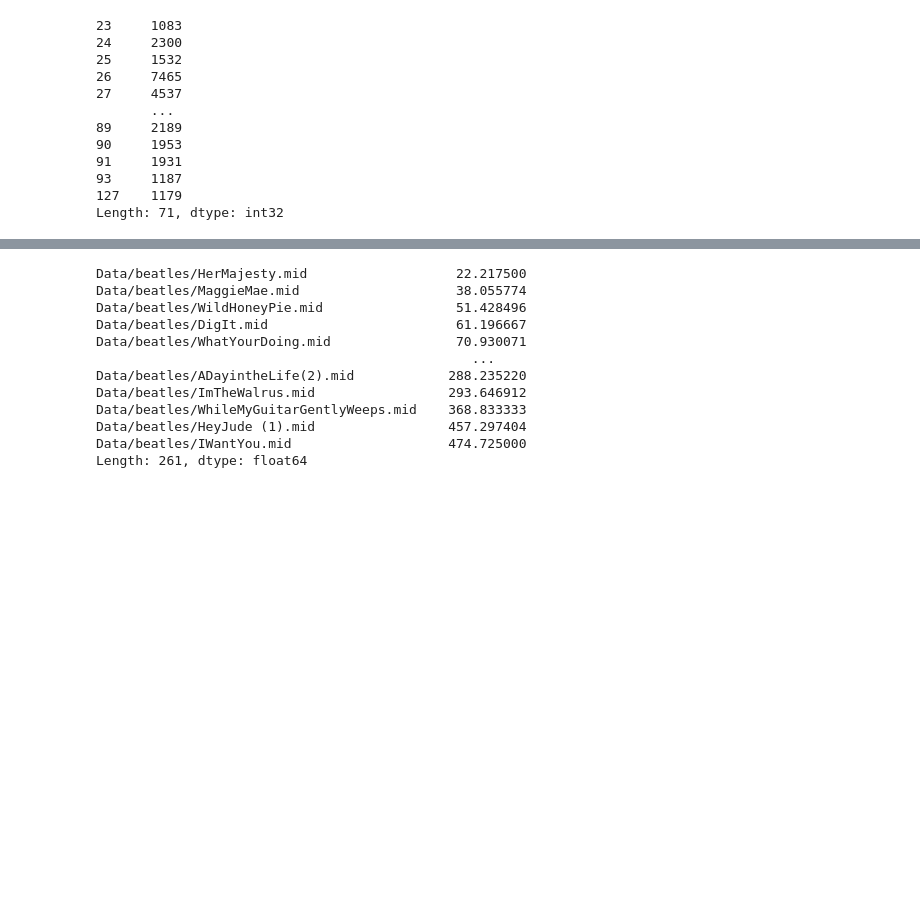
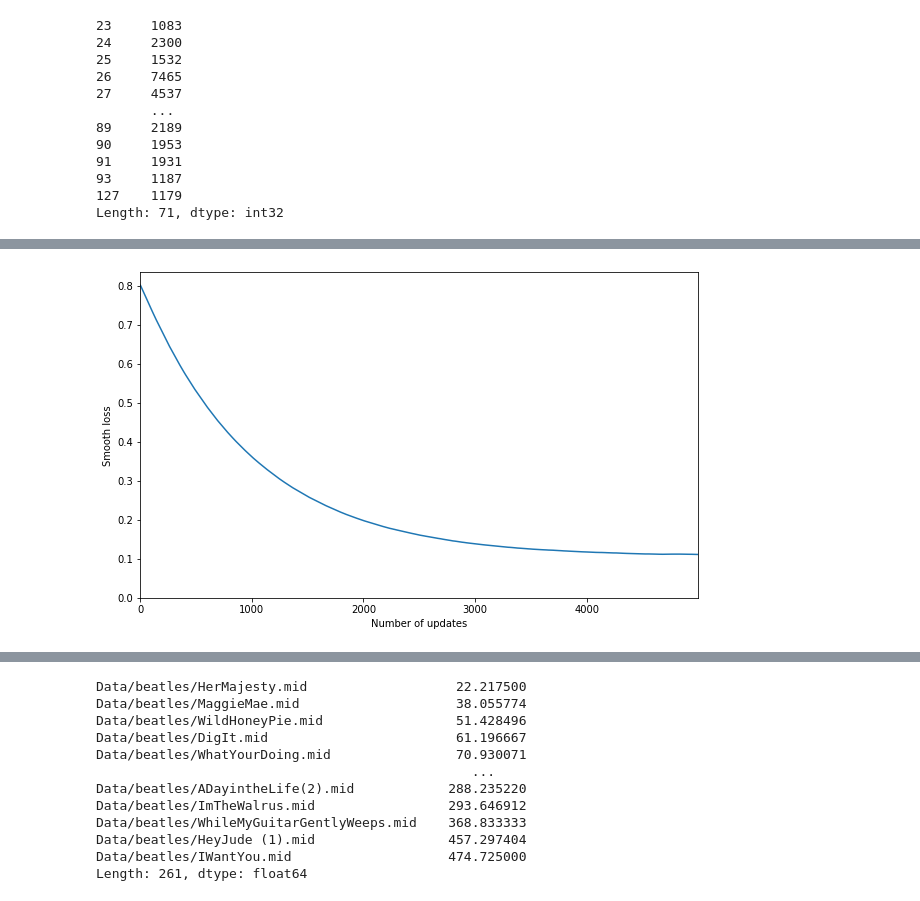
Before and after one commit to vdarsel/DD2424_project, a Jupyter notebook: processing.ipynb, the cells around one changed output, grey strips where cells are left out. Drawn from its saved outputs; the diff is of its cells as text; code cells hidden in the pictures; blank space fills up the shorter version.

```diff
--- a/processing.ipynb
+++ b/processing.ipynb
@@ -80,0 +99,10 @@ After 100 updates, loss: 0.771369659861839
+# %%
+plt.figure(figsize=[10,6])
+plt.plot(loss_arr)
+plt.xlim(0,len(loss_arr)-1)
+plt.ylim(bottom=0)
+plt.xlabel("Number of updates")
+plt.ylabel("Smooth loss")
+plt.show()
+# %% [output]
+[figure, added]
```
Also changed, not shown: parts of 27 cells of this notebook, 4 other files.
